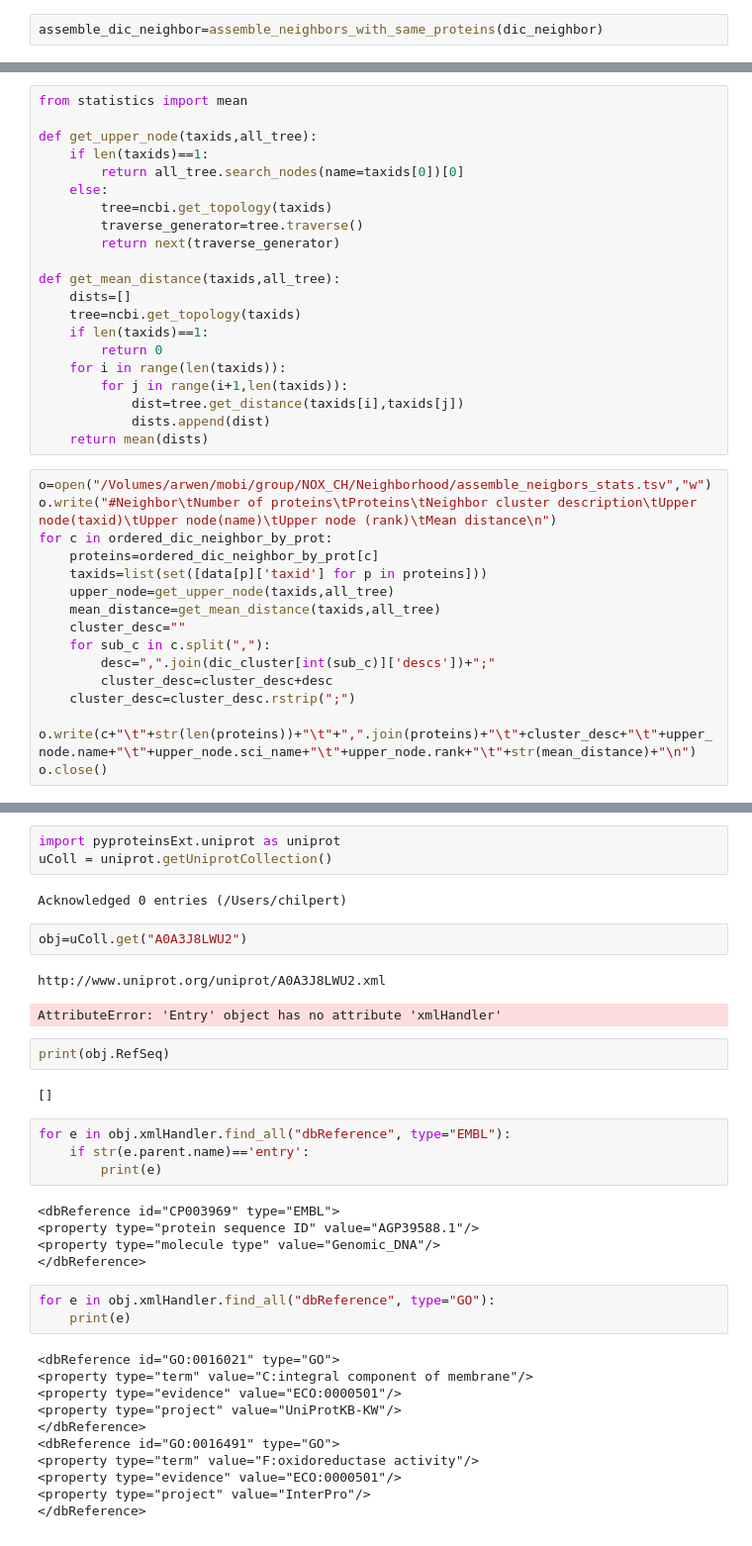
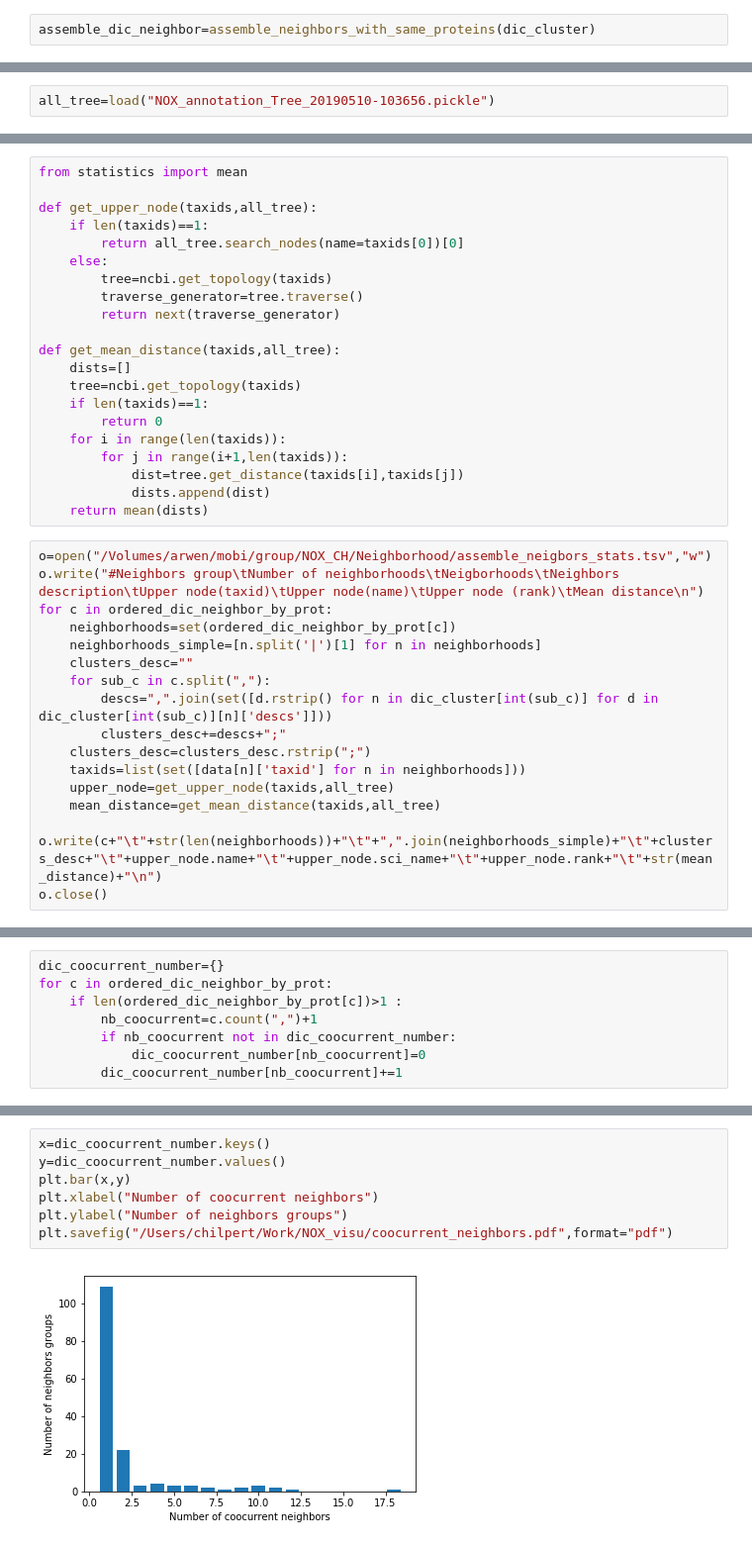
Before and after one commit to MMSB-MOBI/NOX_analysis, a Jupyter notebook: notebook/Neighborhood_analysis.ipynb, the cells around one changed output, grey strips where cells are left out. Shown at 99% size. Saved outputs shown, nothing was run; the diff lists cells and outputs as text.

```diff
--- a/notebook/Neighborhood_analysis.ipynb
+++ b/notebook/Neighborhood_analysis.ipynb
@@ -306,7 +317,7 @@ def assemble_neighbors_with_same_proteins(dic_neighbor):
         new_dic[clusts]=p.split(",")
     return new_dic
 # %%
-assemble_dic_neighbor=assemble_neighbors_with_same_proteins(dic_neighbor)
+assemble_dic_neighbor=assemble_neighbors_with_same_proteins(dic_cluster)
 # %% [markdown]
 * Sort by number of proteins and by number of neighbors
 # %%
@@ -317,0 +327,2 @@ all_tree=pickle.load(open('/Volumes/arwen/mobi/group/NOX_CH/pickle_saved/NOX_ann
+# %%
+all_tree=load("NOX_annotation_Tree_20190510-103656.pickle")
@@ -341,16 +354,17 @@ def get_mean_distance(taxids,all_tree):
     return mean(dists)
 # %%
 o=open("/Volumes/arwen/mobi/group/NOX_CH/Neighborhood/assemble_neigbors_stats.tsv","w")
-o.write("#Neighbor\tNumber of proteins\tProteins\tNeighbor cluster description\tUpper node(taxid)\tUpper node(name)\tUpper node (rank)\tMean distance\n")
+o.write("#Neighbors group\tNumber of neighborhoods\tNeigborhoods\tNeighbors description\tUpper node(taxid)\tUpper node(name)\tUpper node (rank)\tMean distance\n")
 for c in ordered_dic_neighbor_by_prot:
-    proteins=ordered_dic_neighbor_by_prot[c]
-    taxids=list(set([data[p]['taxid'] for p in proteins]))
+    neighborhoods=set(ordered_dic_neighbor_by_prot[c])
+    neighborhoods_simple=[n.split('|')[1] for n in neighborhoods]
+    clusters_desc=""
+    for sub_c in c.split(","):
+        descs=",".join(set([d.rstrip() for n in dic_cluster[int(sub_c)] for d in dic_cluster[int(sub_c)][n]['descs']]))
+        clusters_desc+=descs+";"
+    clusters_desc=clusters_desc.rstrip(";")
+    taxids=list(set([data[n]['taxid'] for n in neighborhoods]))
     upper_node=get_upper_node(taxids,all_tree)
     mean_distance=get_mean_distance(taxids,all_tree)
-    cluster_desc=""
-    for sub_c in c.split(","):
-        desc=",".join(dic_cluster[int(sub_c)]['descs'])+";"
-        cluster_desc=cluster_desc+desc
-    cluster_desc=cluster_desc.rstrip(";")
-    o.write(c+"\t"+str(len(proteins))+"\t"+",".join(proteins)+"\t"+cluster_desc+"\t"+upper_node.name+"\t"+upper_node.sci_name+"\t"+upper_node.rank+"\t"+str(mean_distance)+"\n")
+    o.write(c+"\t"+str(len(neighborhoods))+"\t"+",".join(neighborhoods_simple)+"\t"+clusters_desc+"\t"+upper_node.name+"\t"+upper_node.sci_name+"\t"+upper_node.rank+"\t"+str(mean_distance)+"\n")
 o.close()
@@ -523 +371,9 @@ tr|A0A1G6HLI8|A0A1G6HLI8_9ACTN => WP_092612740.1
+# %%
+dic_coocurrent_number={}
+for c in ordered_dic_neighbor_by_prot:
+    if len(ordered_dic_neighbor_by_prot[c])>1 :
+        nb_coocurrent=c.count(",")+1
+        if nb_coocurrent not in dic_coocurrent_number:
+            dic_coocurrent_number[nb_coocurrent]=0
+        dic_coocurrent_number[nb_coocurrent]+=1
 # %%
@@ -770,37 +383,9 @@ print(dic_refseq['56'])
-# %%
-import pyproteinsExt.uniprot as uniprot
-uColl = uniprot.getUniprotCollection()
-# %% [output]
-Acknowledged 0 entries (/Users/chilpert)
-# %%
-obj=uColl.get("A0A3J8LWU2")
-# %% [output]
-http://www.uniprot.org/uniprot/A0A3J8LWU2.xml
-AttributeError: 'Entry' object has no attribute 'xmlHandler'
-# %%
-print(obj.RefSeq)
-# %% [output]
-[]
-# %%
-for e in obj.xmlHandler.find_all("dbReference", type="EMBL"):
-    if str(e.parent.name)=='entry':
-        print(e)
-# %% [output]
-<dbReference id="CP003969" type="EMBL">
-<property type="protein sequence ID" value="AGP39588.1"/>
-<property type="molecule type" value="Genomic_DNA"/>
-</dbReference>
-# %%
-for e in obj.xmlHandler.find_all("dbReference", type="GO"):
-    print(e)
-# %% [output]
-<dbReference id="GO:0016021" type="GO">
-<property type="term" value="C:integral component of membrane"/>
-<property type="evidence" value="ECO:0000501"/>
-<property type="project" value="UniProtKB-KW"/>
-</dbReference>
-<dbReference id="GO:0016491" type="GO">
-<property type="term" value="F:oxidoreductase activity"/>
-<property type="evidence" value="ECO:0000501"/>
-<property type="project" value="InterPro"/>
-</dbReference>
+# %%
+x=dic_coocurrent_number.keys()
+y=dic_coocurrent_number.values()
+plt.bar(x,y)
+plt.xlabel("Number of coocurrent neighbors")
+plt.ylabel("Number of neighbors groups")
+plt.savefig("/Users/chilpert/Work/NOX_visu/coocurrent_neighbors.pdf",format="pdf")
+# %% [output]
+[figure, added]
```
Also changed, not shown: parts of 78 cells of this notebook, 2 other files.
